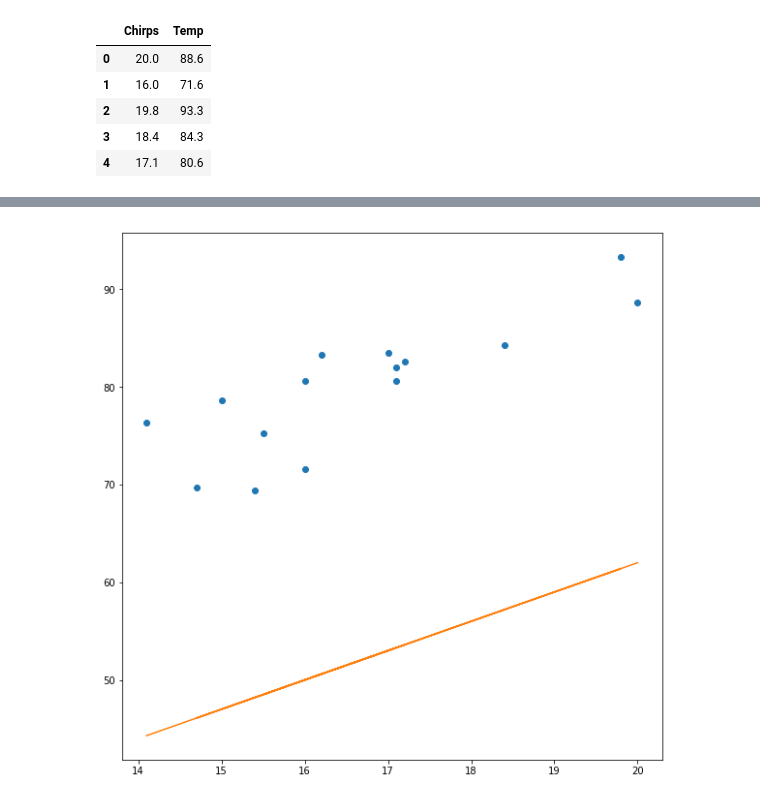
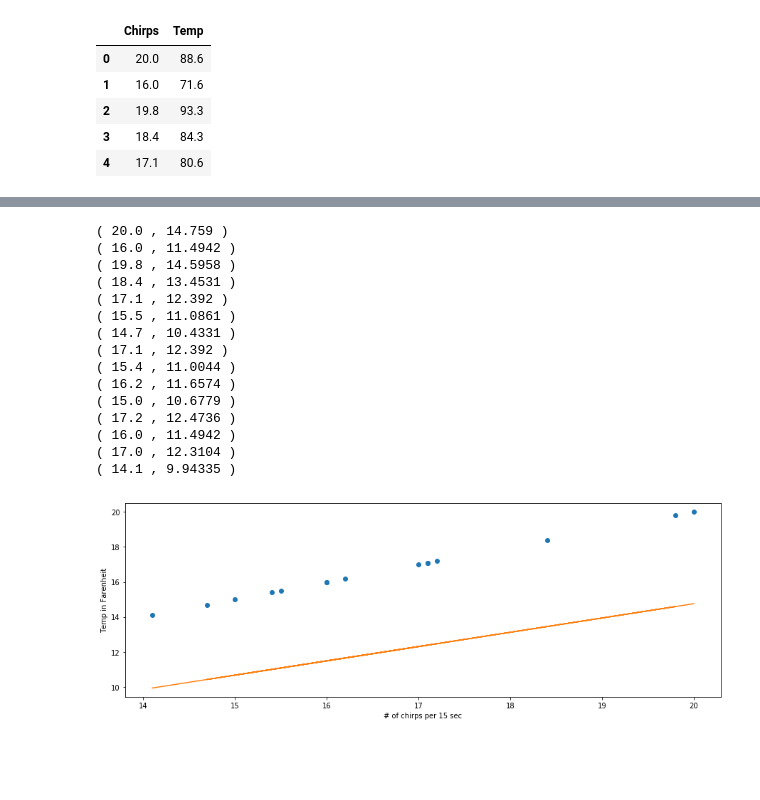
Before and after one commit to amarpy/deeplearning_with_tensorflow, a Jupyter notebook: dl_tf_linear_regression.ipynb, the cells around one changed output, grey strips where cells are left out. Drawn from its saved outputs; the diff is of its cells as text; code cells hidden in the pictures; blank space fills up the shorter version.

```diff
--- a/dl_tf_linear_regression.ipynb
+++ b/dl_tf_linear_regression.ipynb
@@ -4,7 +4,7 @@ import numpy as np
 import matplotlib.pyplot as plt
 import pandas as pd
 %matplotlib inline
-plt.rcParams['figure.figsize'] = (10, 10)
+plt.rcParams['figure.figsize'] = (15, 5)
 # %%
 df = pd.read_csv('PierceCricketData.csv')
 df.head()
@@ -16,4 +16,9 @@ df.head()
 | 3 | 18.4 | 84.3 |
 | 4 | 17.1 | 80.6 |
 # %%
-x_data, y_data = (df['Chirps'].values, df['Temp'].values)
+#get training data
+
+trainX, trainY = (df['Chirps'].values, df['Temp'].values)
+
+print('X:', trainX)
+print('Y:',trainY)
@@ -27,3 +37,5 @@ plt.plot(x_data, y_data, 'o')
 # %%
-X, Y = tf.placeholder(tf.float32, shape = (x_data.size)), tf.placeholder(tf.float32, shape = (y_data.size))
-m, c = (tf.Variable(3.0), tf.Variable(2.0))
+#Create placeholders
+
+X, Y = tf.placeholder(tf.float32), tf.placeholder(tf.float32)
+W, b = tf.Variable(np.random.randn()), tf.Variable(np.random.randn())
@@ -32,8 +42,33 @@ Ypred = m*X + c
+# %%
+#Activation function
+
+Ypred = tf.add(tf.multiply(X, W), b)
 # %%
+#initial linear model
+
 with tf.Session() as session:
     session.run(tf.global_variables_initializer())
-    pred = session.run(Ypred, feed_dict = {X:x_data})
-    plt.plot(x_data, y_data, "o")
-    plt.plot(x_data, pred)
+    pred = session.run(Ypred, feed_dict = {X:trainX})
+    for (x, y) in zip(trainX, pred):
+        print('(',x, ',', y, ')')
+    plt.xlabel("# of chirps per 15 sec")
+    plt.ylabel("Temp in Farenheit")
+    plt.plot(trainX, trainX, "o")
+    plt.plot(trainX, pred)
 # %% [output]
+( 20.0 , 14.759 )
+( 16.0 , 11.4942 )
+( 19.8 , 14.5958 )
+( 18.4 , 13.4531 )
+( 17.1 , 12.392 )
+( 15.5 , 11.0861 )
+( 14.7 , 10.4331 )
+( 17.1 , 12.392 )
+( 15.4 , 11.0044 )
+( 16.2 , 11.6574 )
+( 15.0 , 10.6779 )
+( 17.2 , 12.4736 )
+( 16.0 , 11.4942 )
+( 17.0 , 12.3104 )
+( 14.1 , 9.94335 )
-[figure, old version]
+[figure, new version]
```
Also changed, not shown: parts of 9 cells of this notebook.
